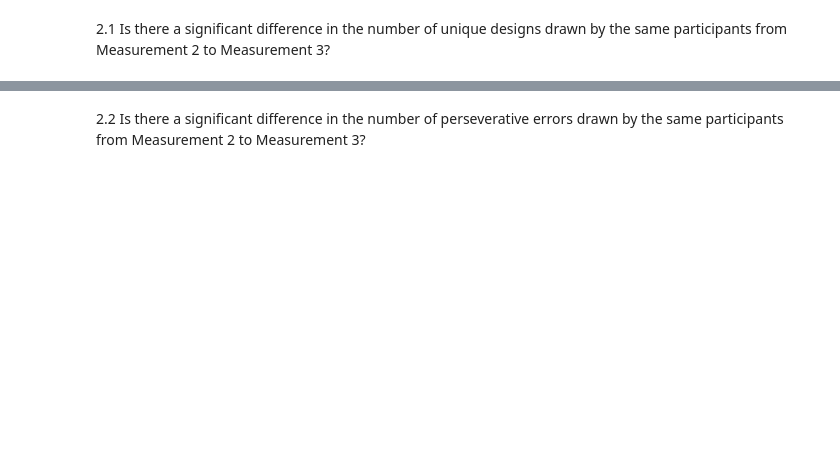
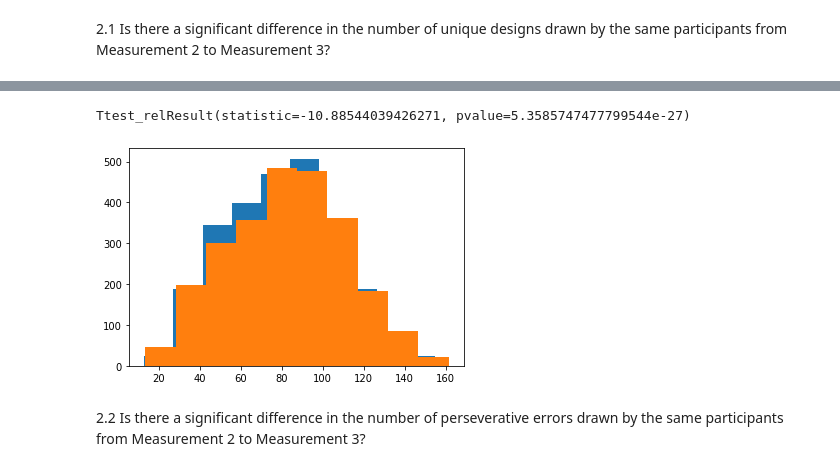
Before and after one commit to vsp219/Sams_github, a Jupyter notebook: BeyondABtest_Sam.ipynb, the cells around one changed output, grey strips where cells are left out. Drawn from its saved outputs; the diff is of its cells as text; code cells hidden in the pictures; blank space fills up the shorter version.

```diff
--- a/BeyondABtest_Sam.ipynb
+++ b/BeyondABtest_Sam.ipynb
@@ -201,3 +218,6 @@ df2.head(10)
 | 9 | 4 | 70 | Male | Higher secondary school (ISCED 3-4) | Measurement 1 (2003-2006) | 59.0 | 49.0 | Not applicable |
 # %% [markdown]
 2.1 Is there a significant difference in the number of unique designs drawn by the same participants from Measurement 2 to Measurement 3?
+# %%
+df2pivun = df2.pivot(index = 'Casenr', columns = 'Measurement', values = 'Unique')
+df2pivun
@@ -204,2 +239,9 @@ df2.head(10)
+# %%
+plt.hist(df2pivun['Measurement 2 (2006-2008)'])
+plt.hist(df2pivun['Measurement 3 (2008-2012)'])
+stats.ttest_rel(df2pivun['Measurement 2 (2006-2008)'],df2pivun['Measurement 3 (2008-2012)'])
+# %% [output]
+Ttest_relResult(statistic=-10.88544039426271, pvalue=5.3585747477799544e-27)
+[figure, added]
 # %% [markdown]
 2.2 Is there a significant difference in the number of perseverative errors drawn by the same participants from Measurement 2 to Measurement 3?
```
Also changed, not shown: parts of 8 cells of this notebook, 2 other files.
